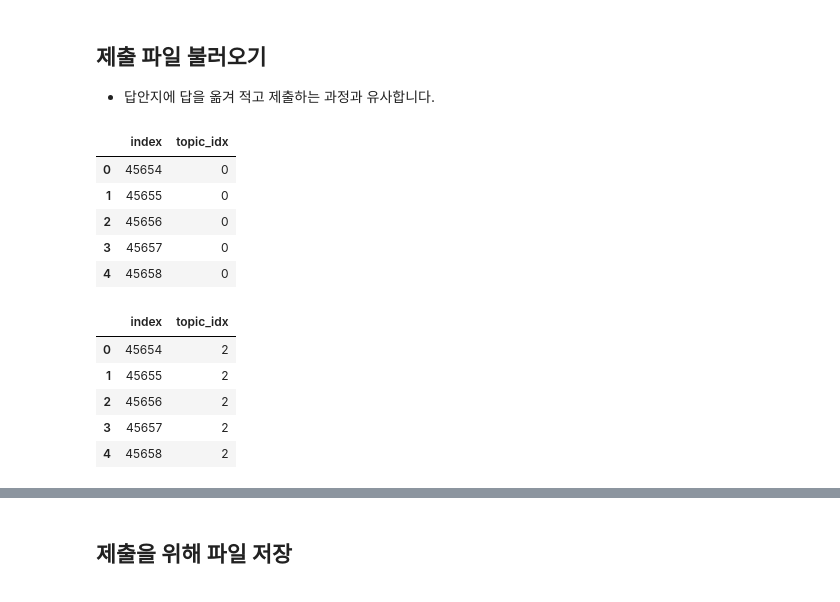
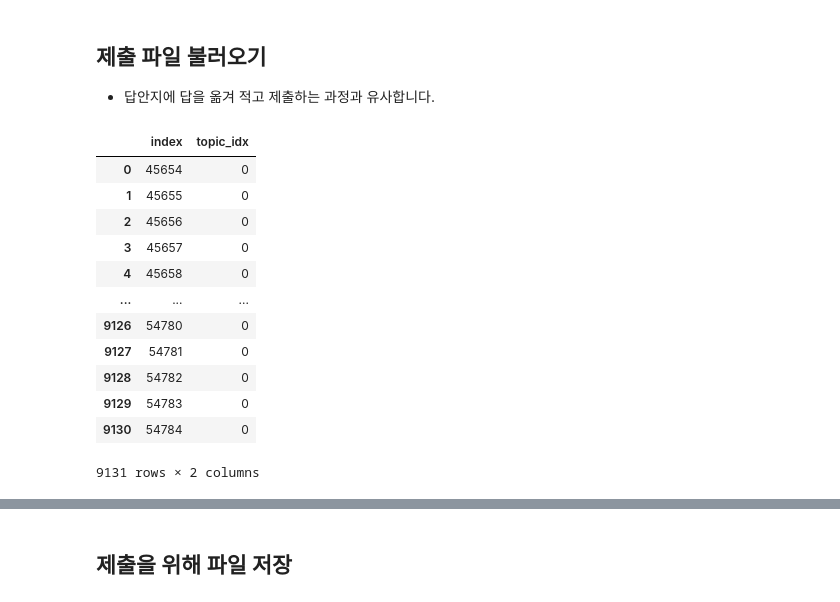
Before and after one commit to corazzon/python-text-analysis, a Jupyter notebook: 0302-klue-ml-tree-output.ipynb, the cells around one changed output, grey strips where cells are left out. Saved outputs shown, nothing was run; the diff lists cells and outputs as text; code cells hidden in the pictures.

```diff
--- a/0302-klue-ml-tree-output.ipynb
+++ b/0302-klue-ml-tree-output.ipynb
@@ -319,22 +376,18 @@ array([2, 2, 2, 2, 2])
 # %%
 # sample_submission 파일을 불러옵니다.
 submit = pd.read_csv("data/klue/sample_submission.csv")
-submit.head()
+submit
 # %% [output]
 |  | index | topic_idx |
 | 0 | 45654 | 0 |
 | 1 | 45655 | 0 |
 | 2 | 45656 | 0 |
 | 3 | 45657 | 0 |
 | 4 | 45658 | 0 |
+| ... | ... | ... |
+| 9126 | 54780 | 0 |
+| 9127 | 54781 | 0 |
+| 9128 | 54782 | 0 |
+| 9129 | 54783 | 0 |
+| 9130 | 54784 | 0 |
+9131 rows × 2 columns
-# %%
-# 정답값 측정을 위해 y_test 변수에 할당
-submit["topic_idx"] = y_predict.astype(int)
-submit.head()
-# %% [output]
-|  | index | topic_idx |
-| 0 | 45654 | 2 |
-| 1 | 45655 | 2 |
-| 2 | 45656 | 2 |
-| 3 | 45657 | 2 |
-| 4 | 45658 | 2 |
```
Also changed, not shown: parts of 40 cells of this notebook.
